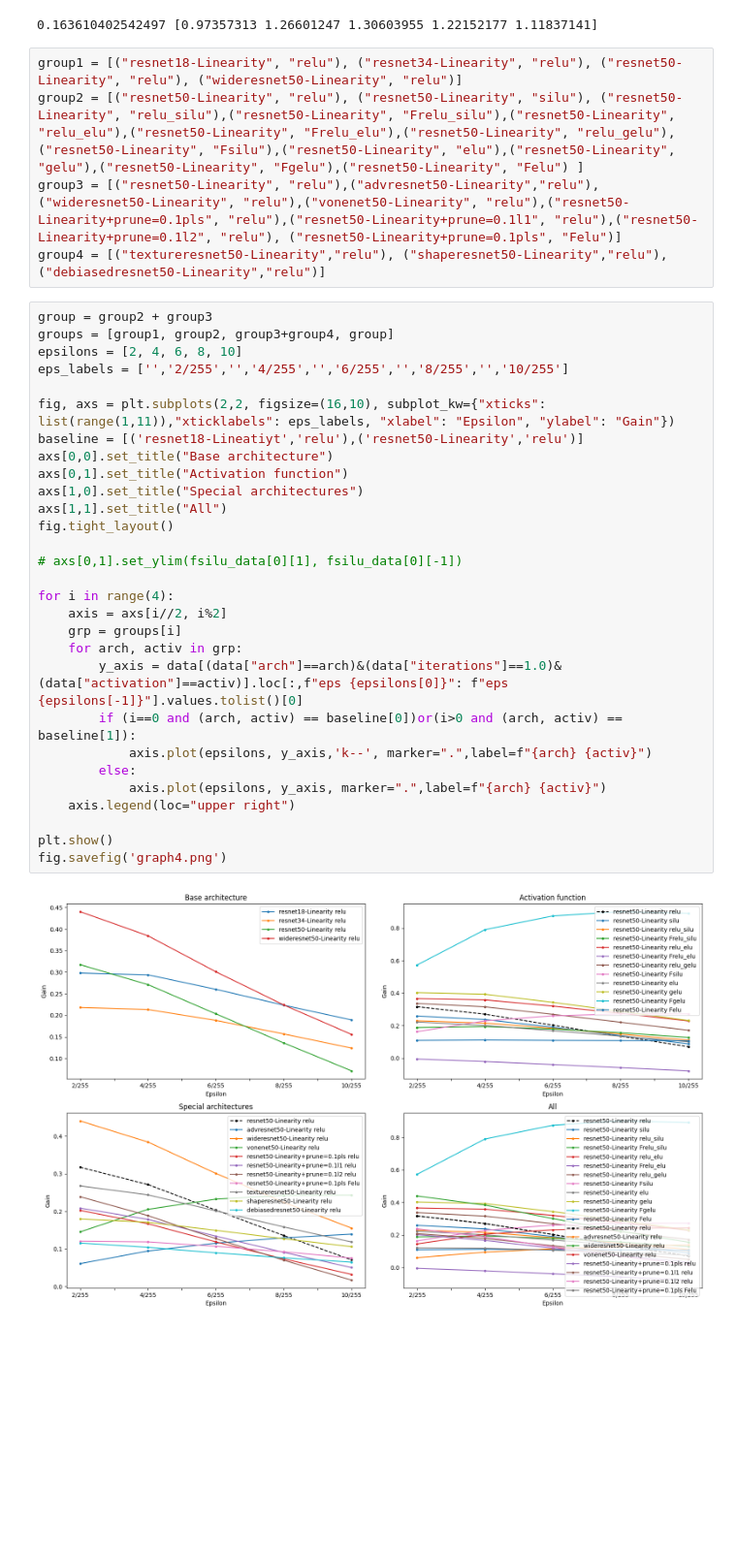
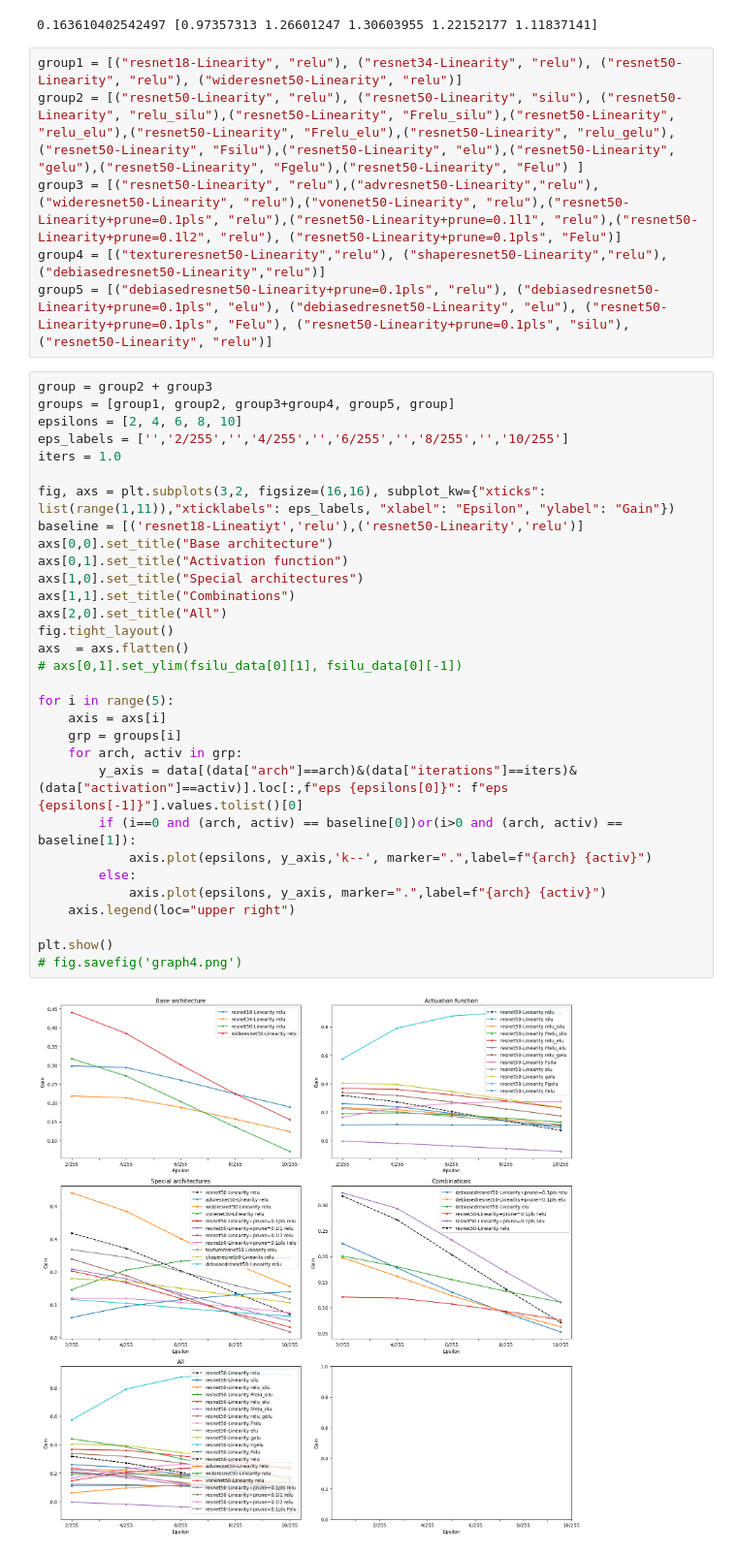
Before and after one commit to abhhfcgjk/VG_Architectural_Adversarial_Robustness, a Jupyter notebook: graphs.ipynb, the cells around one changed output. Shown at 97% size. Cells and saved outputs as stored; diff of their text form; blank space fills up the shorter version.

Commit message:
graph

```diff
--- a/graphs.ipynb
+++ b/graphs.ipynb
@@ -25,36 +25,39 @@ group1 = [("resnet18-Linearity", "relu"), ("resnet34-Linearity", "relu"), ("resn
 group2 = [("resnet50-Linearity", "relu"), ("resnet50-Linearity", "silu"), ("resnet50-Linearity", "relu_silu"),("resnet50-Linearity", "Frelu_silu"),("resnet50-Linearity", "relu_elu"),("resnet50-Linearity", "Frelu_elu"),("resnet50-Linearity", "relu_gelu"),("resnet50-Linearity", "Fsilu"),("resnet50-Linearity", "elu"),("resnet50-Linearity", "gelu"),("resnet50-Linearity", "Fgelu"),("resnet50-Linearity", "Felu") ]
 group3 = [("resnet50-Linearity", "relu"),("advresnet50-Linearity","relu"),("wideresnet50-Linearity", "relu"),("vonenet50-Linearity", "relu"),("resnet50-Linearity+prune=0.1pls", "relu"),("resnet50-Linearity+prune=0.1l1", "relu"),("resnet50-Linearity+prune=0.1l2", "relu"), ("resnet50-Linearity+prune=0.1pls", "Felu")]
 group4 = [("textureresnet50-Linearity","relu"), ("shaperesnet50-Linearity","relu"), ("debiasedresnet50-Linearity","relu")]
+group5 = [("debiasedresnet50-Linearity+prune=0.1pls", "relu"), ("debiasedresnet50-Linearity+prune=0.1pls", "elu"), ("debiasedresnet50-Linearity", "elu"), ("resnet50-Linearity+prune=0.1pls", "Felu"), ("resnet50-Linearity+prune=0.1pls", "silu"), ("resnet50-Linearity", "relu")]
 # %%
 group = group2 + group3
-groups = [group1, group2, group3+group4, group]
+groups = [group1, group2, group3+group4, group5, group]
 epsilons = [2, 4, 6, 8, 10]
 eps_labels = ['','2/255','','4/255','','6/255','','8/255','','10/255']
+iters = 1.0
 
-fig, axs = plt.subplots(2,2, figsize=(16,10), subplot_kw={"xticks": list(range(1,11)),"xticklabels": eps_labels, "xlabel": "Epsilon", "ylabel": "Gain"})
+fig, axs = plt.subplots(3,2, figsize=(16,16), subplot_kw={"xticks": list(range(1,11)),"xticklabels": eps_labels, "xlabel": "Epsilon", "ylabel": "Gain"})
 baseline = [('resnet18-Lineatiyt','relu'),('resnet50-Linearity','relu')]
 axs[0,0].set_title("Base architecture")
 axs[0,1].set_title("Activation function")
 axs[1,0].set_title("Special architectures")
-axs[1,1].set_title("All")
+axs[1,1].set_title("Combinations")
+axs[2,0].set_title("All")
 fig.tight_layout()
-
+axs  = axs.flatten()
 # axs[0,1].set_ylim(fsilu_data[0][1], fsilu_data[0][-1])
 
-for i in range(4):
-    axis = axs[i//2, i%2]
+for i in range(5):
+    axis = axs[i]
     grp = groups[i]
     for arch, activ in grp:
-        y_axis = data[(data["arch"]==arch)&(data["iterations"]==1.0)&(data["activation"]==activ)].loc[:,f"eps {epsilons[0]}": f"eps {epsilons[-1]}"].values.tolist()[0]
+        y_axis = data[(data["arch"]==arch)&(data["iterations"]==iters)&(data["activation"]==activ)].loc[:,f"eps {epsilons[0]}": f"eps {epsilons[-1]}"].values.tolist()[0]
         if (i==0 and (arch, activ) == baseline[0])or(i>0 and (arch, activ) == baseline[1]):
             axis.plot(epsilons, y_axis,'k--', marker=".",label=f"{arch} {activ}")
         else:
             axis.plot(epsilons, y_axis, marker=".",label=f"{arch} {activ}")
     axis.legend(loc="upper right")
 
 plt.show()
-fig.savefig('graph4.png')
+# fig.savefig('graph4.png')
 # %% [output]
-[figure, old version]
+[figure, new version]
 # %%
 x = [2, 4, 6, 8, 10]
```
Also changed, not shown: parts of 14 cells of this notebook, 1 other file.
